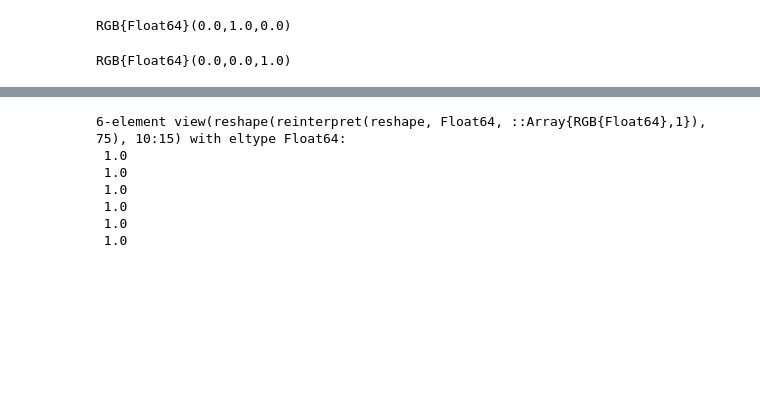
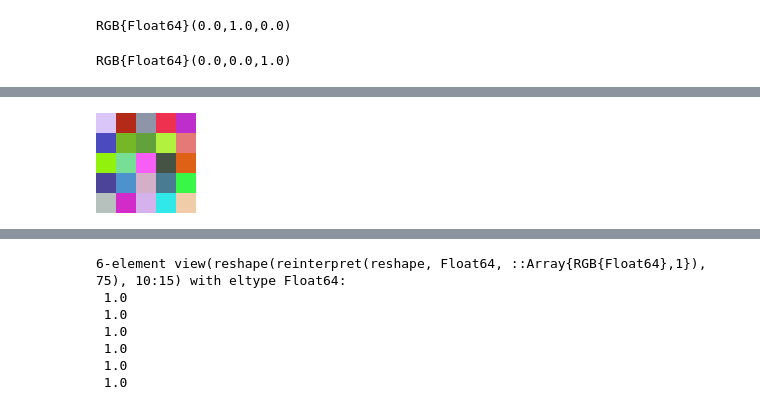
Before and after one commit to mantzaris/JuliaLang_Yeah_Yeah_Yeah, a Jupyter notebook: 05MachineLearning/UnsupervisedLearning/DimensionalityReduction/03imagesPCA.ipynb, the cells around one changed output, grey strips where cells are left out. Drawn from its saved outputs; the diff is of its cells as text; code cells hidden in the pictures; blank space fills up the shorter version.

```diff
--- a/05MachineLearning/UnsupervisedLearning/DimensionalityReduction/03imagesPCA.ipynb
+++ b/05MachineLearning/UnsupervisedLearning/DimensionalityReduction/03imagesPCA.ipynb
@@ -406,3 +403,7 @@ colorview(RGB, reshape( vec(channelview(vec(img4))), 3, 25 ) )
+# %%
+reshape( colorview(RGB, reshape( vec(channelview(vec(img4))), 3, 25 ) ) , 5,5 )
+# %% [output]
+[figure, added]
 # %%
 img4_copy = deepcopy( vec( channelview(vec(img4)) ) )
 # %% [output]
```
Also changed, not shown: parts of 93 cells of this notebook, 39 other files.
